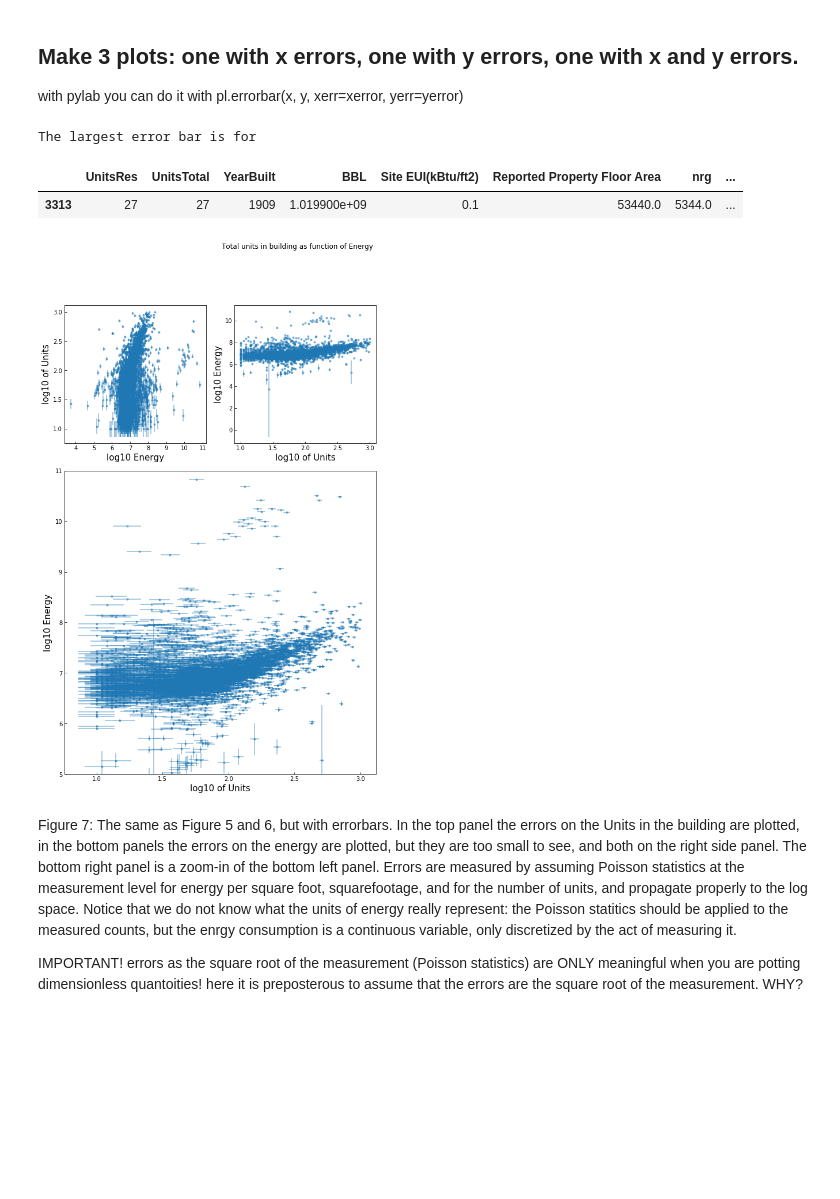
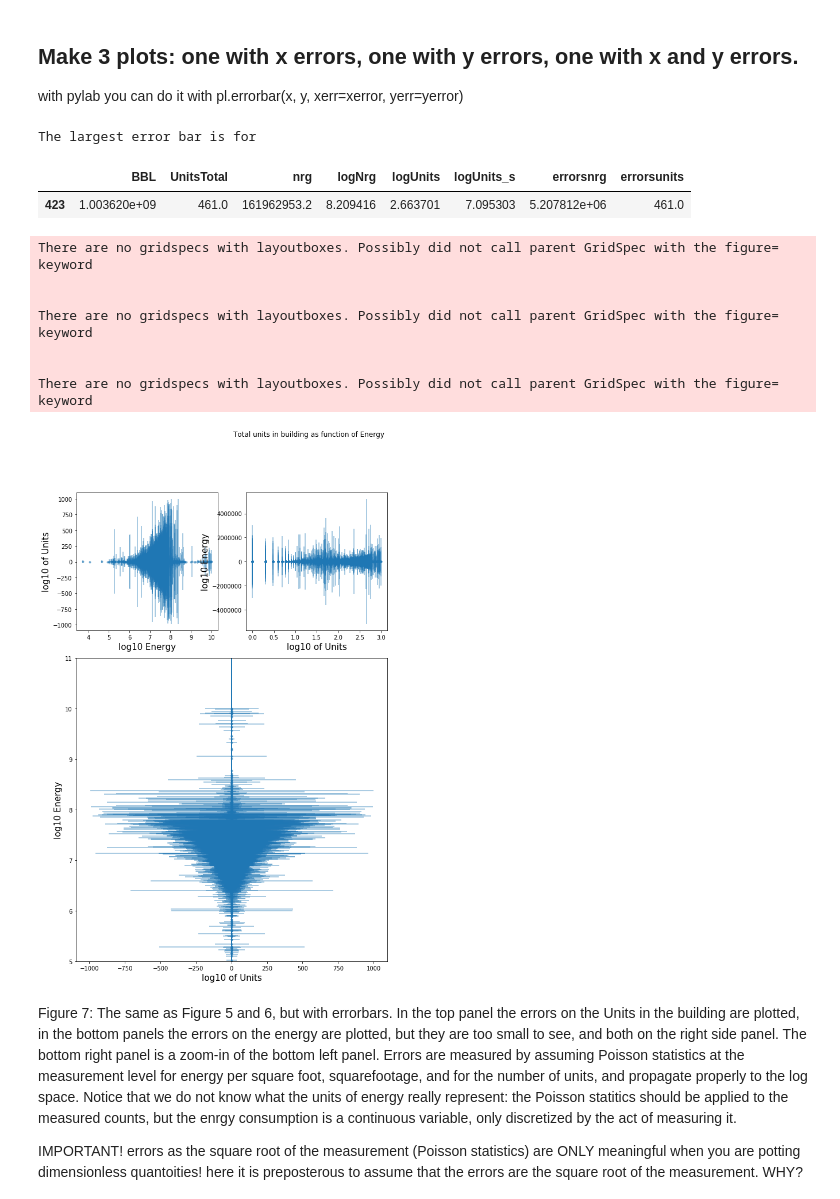
Before and after one commit to katievoo/PUI2018_kv871, a Jupyter notebook: HW10_kv871/Assignment2_kv871.ipynb, the cells around one changed output. Drawn from its saved outputs; the diff is of its cells as text; code cells hidden in the pictures; blank space fills up the shorter version.

```diff
--- a/HW10_kv871/Assignment2_kv871.ipynb
+++ b/HW10_kv871/Assignment2_kv871.ipynb
@@ -333,7 +333,7 @@ bblnrgdataGPD2.head()
 bblnrgdataGPD2.sort_values(by='lognrg', #ascending=False,
                            inplace=True)
 
-#bblnrgdataGPD2.drop(index=5117, inplace=True)
+bblnrgdataGPD2.drop(index=5117, inplace=True)
 
 bblnrgdataGPD2.head()
 # %% [output]
@@ -700,57 +709,66 @@ $\sigma _{f}\approx \left(a{\frac {\sigma _{A}}{A\ln(10)}}\right)$
 ## The minimum error is the squareroot of the value
 
 #errors on the measured quantities
-just_data['errorsnrg'] = np.sqrt((just_data['logNrg'] ** 2) + ((just_data['logNrg'] **2)**2) )
+just_data['errorsnrg'] = np.sqrt(bblnrgdataGPD2['energy_use'] ** 2 + bblnrgdataGPD2['building_size']**2 )
 
 # better WOULD BE to calculate each error and add in quadrature: sqrt(1/A + 1/B) which becomes
 #errorsnrg = np.sqrt(1.0 / bblnrgdataCut['Reported Property Floor Area'] + 1.0 / bblnrgdataCut['Site EUI(kBtu/ft2)'])
 #but this leads to insane error values (insanely small)
 
 ## Assume count statistics in the number of units as well
-just_data['errorsunits'] = np.sqrt(just_data['logUnits']** 2)
+just_data['errorsunits'] = np.sqrt(just_data['UnitsTotal']** 2)
 # %% [markdown]
 ## Make 3 plots: one with x errors, one with y errors, one with x and y errors.
 
 with pylab you can do it with pl.errorbar(x, y, xerr=xerror, yerr=yerror)
 # %%
 #I could also include errors for number of units
+import matplotlib.gridspec as gridspec
+
 fig2 = plt.figure(constrained_layout=True, figsize=(15,15))
 
 gs1 = gridspec.GridSpec(3, 3, figure=fig2)
 gs1.update(left=0.68, right=0.68, wspace=0.2)
 
 
 ax1 = plt.subplot2grid((3, 3), (0, 0), colspan=1)
-ax1.errorbar(np.log10(bblnrgdataCut.nrg), np.log10(bblnrgdataCut.UnitsTotal),
-            yerr=bblnrgdataCut.errorsunits, fmt='.',
+ax1.errorbar(just_data.logNrg, just_data.logUnits,
+            yerr=just_data.errorsunits, fmt='.',
             alpha=0.5)
 ax1.set_ylabel("log10 of Units", fontsize=15)
 ax1.set_xlabel("log10 Energy", fontsize=15)
 pl.suptitle("Total units in building as function of Energy")
 
 
 ax2 = plt.subplot2grid((3, 3), (0, 1), colspan=1)
-ax2.errorbar(np.log10(bblnrgdataCut.UnitsTotal), np.log10(bblnrgdataCut.nrg),
-            yerr=bblnrgdataCut.errorsnrg, fmt='.',
+ax2.errorbar(just_data.logUnits, just_data.logNrg,
+            yerr=just_data.errorsnrg, fmt='.',
             alpha=0.5)
 ax2.set_xlabel("log10 of Units", fontsize=15)
 ax2.set_ylabel("log10 Energy", fontsize=15)
 
 ax4 = plt.subplot2grid((3, 3), (1, 0), colspan=2, rowspan=2)
-ax4.errorbar(np.log10(bblnrgdataCut.UnitsTotal), np.log10(bblnrgdataCut.nrg),
-            yerr=bblnrgdataCut.errorsnrg,
-           xerr=bblnrgdataCut.errorsunits, alpha=0.5, fmt='.')
+ax4.errorbar(just_data.logUnits, just_data.logNrg,
+            yerr=just_data.errorsnrg,
+           xerr=just_data.errorsunits, alpha=0.5, fmt='.')
 ax4.set_xlabel("log10 of Units", fontsize=15)
 ax4.set_ylabel("log10 Energy", fontsize=15)
 ax4.set_ylim(5,11)
 
 print ("The largest error bar is for")
-bblnrgdataCut[bblnrgdataCut.errorsnrg == bblnrgdataCut.errorsnrg.max()]
+just_data[just_data.errorsnrg == just_data.errorsnrg.max()]
 # %% [output]
 The largest error bar is for
-|  | UnitsRes | UnitsTotal | YearBuilt | BBL | Site EUI(kBtu/ft2) | Reported Property Floor Area | nrg | ... |
-| 3313 | 27 | 27 | 1909 | 1.019900e+09 | 0.1 | 53440.0 | 5344.0 | ... |
+|  | BBL | UnitsTotal | nrg | logNrg | logUnits | logUnits_s | errorsnrg | errorsunits |
+| 423 | 1.003620e+09 | 461.0 | 161962953.2 | 8.209416 | 2.663701 | 7.095303 | 5.207812e+06 | 461.0 |
+There are no gridspecs with layoutboxes. Possibly did not call parent GridSpec with the figure= keyword
+
+
+There are no gridspecs with layoutboxes. Possibly did not call parent GridSpec with the figure= keyword
+
+
+There are no gridspecs with layoutboxes. Possibly did not call parent GridSpec with the figure= keyword
-[figure, old version]
+[figure, new version]
 # %% [markdown]
 Figure 7: The same as Figure 5 and 6, but with errorbars. In the top panel the errors on the Units in the building are plotted, in the bottom panels the errors on the energy are plotted, but they are too small to see,  and both on the right side panel. The bottom right panel is a zoom-in of the bottom left panel. Errors are measured by assuming Poisson statistics at the measurement level for energy per square foot, squarefootage, and for the number of units, and propagate properly to the log space. Notice that we do not know what the units of energy really represent: the Poisson statitics should be applied to the measured counts, but the enrgy consumption is a continuous variable, only discretized by the act of measuring it.
 
```
Also changed, not shown: parts of 1 cell of this notebook.
